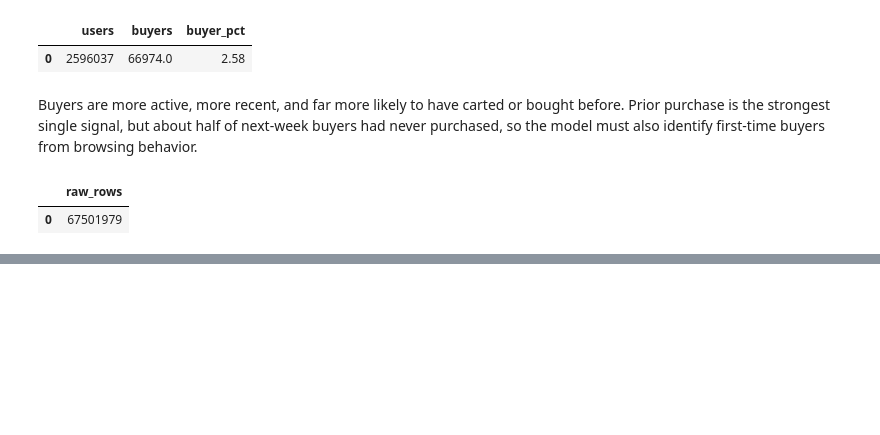
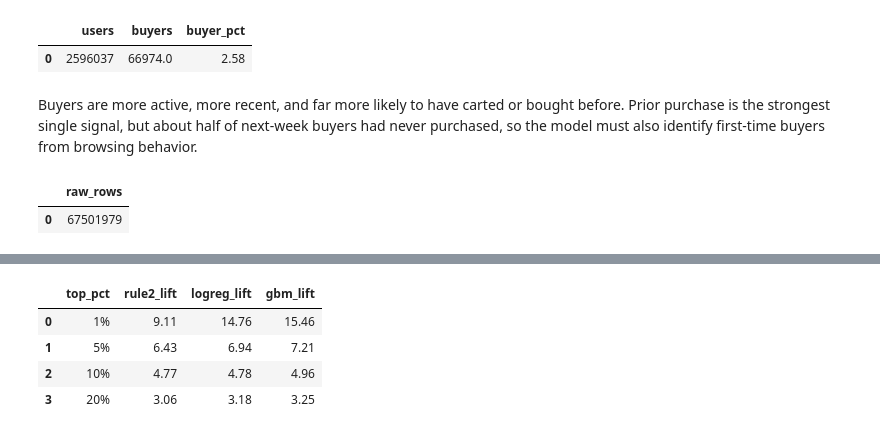
Before and after one commit to LindaZhao-neu/ecommerce-purchase-prediction, a Jupyter notebook: notebooks/purchase_prediction.ipynb, the cells around one changed output, grey strips where cells are left out. Saved outputs shown, nothing was run; the diff lists cells and outputs as text; code cells hidden in the pictures; blank space fills up the shorter version.

```diff
--- a/notebooks/purchase_prediction.ipynb
+++ b/notebooks/purchase_prediction.ipynb
@@ -503,0 +665,14 @@ con.sql(f"SELECT COUNT(*) AS raw_rows FROM read_csv_auto('{nov_src}')").df()
+# %%
+# Lift at different cutoffs for all three approaches
+pd.DataFrame({
+    'top_pct':     ['1%', '5%', '10%', '20%'],
+    'rule2_lift':  [round(lift_at(y_test, rule2_scores, p), 2)  for p in (0.01, 0.05, 0.10, 0.20)],
+    'logreg_lift': [round(lift_at(y_test, logreg_scores, p), 2) for p in (0.01, 0.05, 0.10, 0.20)],
+    'gbm_lift':    [round(lift_at(y_test, gbm_scores, p), 2)    for p in (0.01, 0.05, 0.10, 0.20)],
+})
+# %% [output]
+|  | top_pct | rule2_lift | logreg_lift | gbm_lift |
+| 0 | 1% | 9.11 | 14.76 | 15.46 |
+| 1 | 5% | 6.43 | 6.94 | 7.21 |
+| 2 | 10% | 4.77 | 4.78 | 4.96 |
+| 3 | 20% | 3.06 | 3.18 | 3.25 |
```
Also changed, not shown: parts of 18 cells of this notebook.
